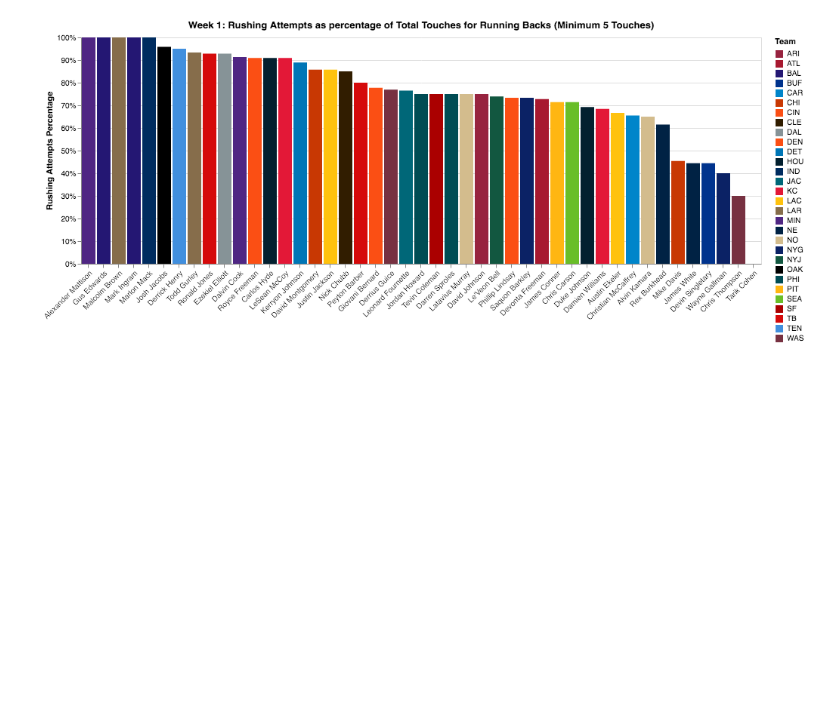
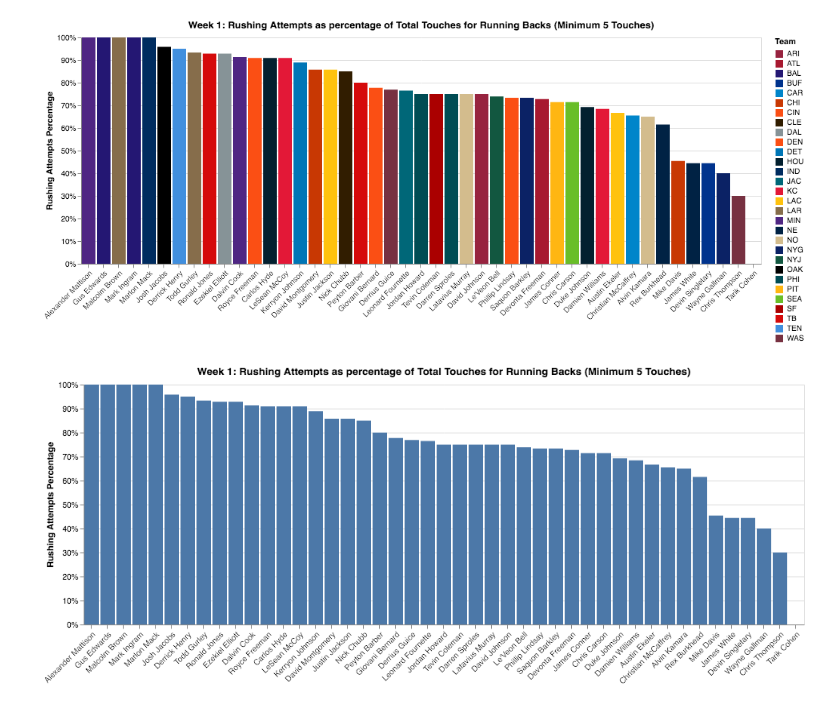
Before and after one commit to sarthakbatragatech/FantasyFootballVisualizer2019, a Jupyter notebook: plot_RB_data.ipynb, the cells around one changed output. Cells and saved outputs as stored; diff of their text form; code cells hidden in the pictures; blank space fills up the shorter version.

```diff
--- a/plot_RB_data.ipynb
+++ b/plot_RB_data.ipynb
@@ -10,7 +10,7 @@ position = 'RB'
 week = '1'
 PATH = 'data/week' + week + '/' + position + '/'
 # %%
-df = pd.read_csv(PATH + 'RB.csv')
+df = pd.read_csv(PATH + position + '.csv')
 df.head()
 # %% [output]
 |  | Player | Team | Games | Attempts | RushingYards | RushingTD | Targets | Receptions | ReceivingYards | ... |
@@ -693,0 +696,23 @@ chart
+# %%
+chart = alt.Chart(data).mark_bar().encode(
+    alt.Y(
+        'PercentageOfTotalTouches:Q',
+        axis=alt.Axis(
+            format='.0%',
+            title='Rushing Attempts Percentage'
+        )
+    ),
+    alt.X(
+        'Player:N',
+        sort = alt.EncodingSortField(
+            field = 'PercentageOfTotalTouches',
+            op = 'sum',
+            order = 'descending'
+          ),
+        axis = alt.Axis(title = '', labelAngle = -45)
+    )
+).properties(title = 'Week 1: Rushing Attempts as percentage of Total Touches for Running Backs (Minimum 5 Touches)')
+# %%
+chart
+# %% [output]
+[figure, added]
```
Also changed, not shown: parts of 2 cells of this notebook, 5 other files.
